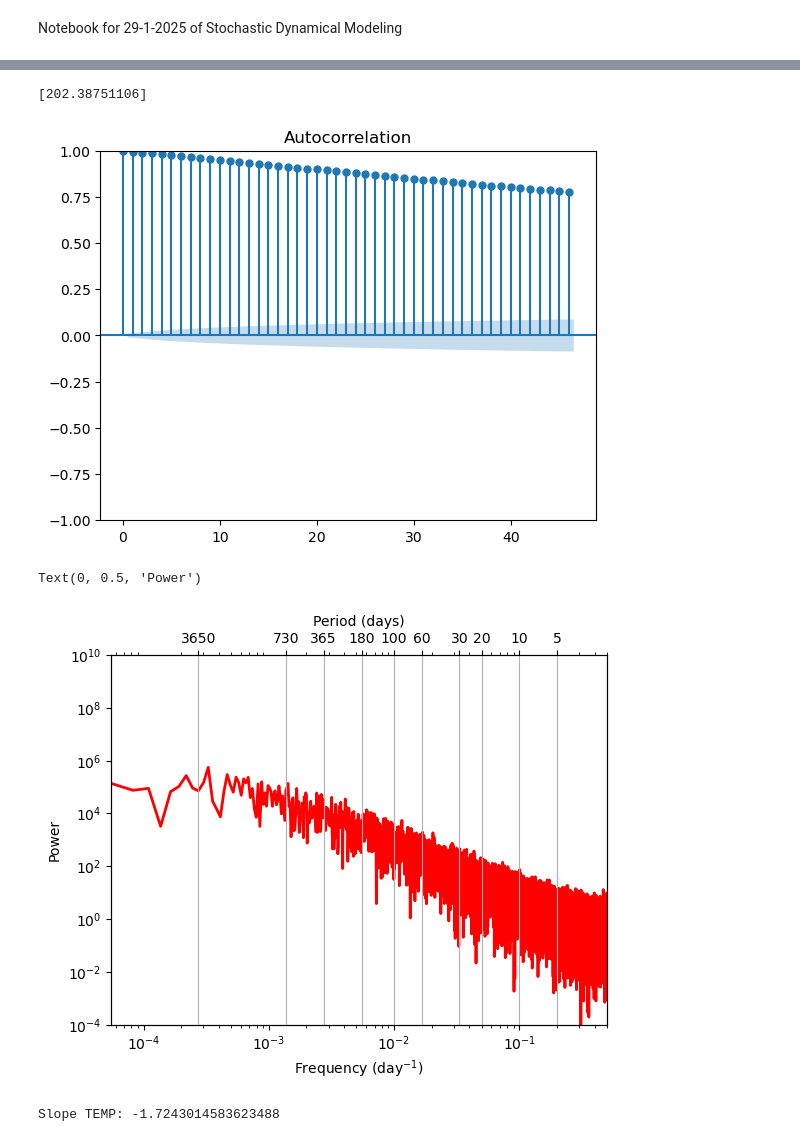
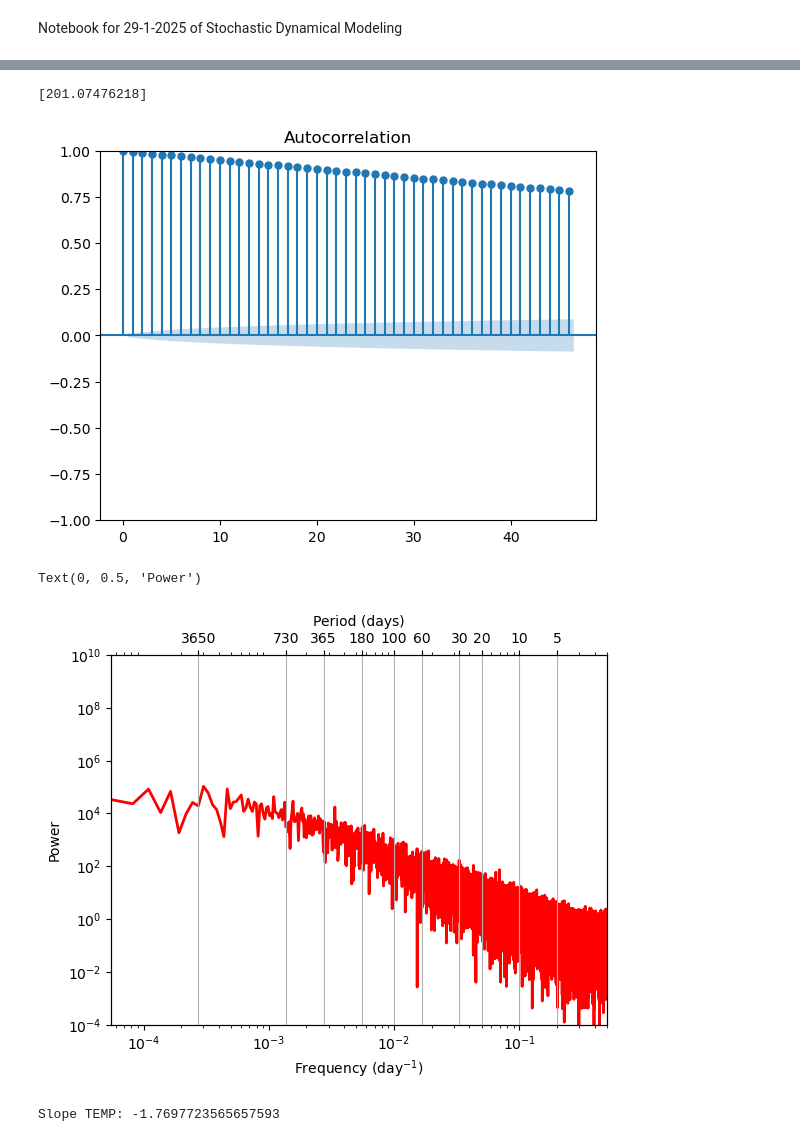
Before and after one commit to hadijkstra/Stochastic-Dynamical_Modeling, a Jupyter notebook: Notebooks-29-1/NB_29-1-2025.ipynb, the cells around one changed output, grey strips where cells are left out. Cells and saved outputs as stored; diff of their text form; code cells hidden in the pictures.

```diff
--- a/Notebooks-29-1/NB_29-1-2025.ipynb
+++ b/Notebooks-29-1/NB_29-1-2025.ipynb
@@ -14,7 +14,7 @@ from scipy import stats
 
 # Start Xzero ~ 0 to avoid initial drift
 
-gamma=2.0; sigma = 0.2; Xzero=0.05
+gamma=2.0; sigma = 0.1; Xzero=0.05
 
 # view simulation as generating 100 years of daily data
 
@@ -104,39 +104,40 @@ gamma = pars1
 
 print(gamma)
 # %% [output]
-[202.38751106]
+[201.07476218]
 [figure]
 # %%
 # Compute Spectrum, pretend daily data
 
 freq, freq_temp = FourierSpectrum(Xem)
 
-index       = np.where(freq >= 1.0 / 60.0)
+#index       = np.where(freq >= 1.0 / 60.0)
+index       = np.where(freq >= 1.0 / 100)
 
 fig, ax1 = plt.subplots()
 
 ax1.set_xlim([1.0/(50 * 365.0), 0.5])
 ax1.set_xlabel('Frequency (day$^{-1}$)')
 ax2 = ax1.twiny()
 
 new_tick_locations = np.array([1.0/(365.0 * 10), 1.0/(365.0 * 2), 1.0/(365.0), 1.0/(6 * 30), 1.0/(100), 1.0/(2 * 30), 1.0/(1 * 30), 1.0 / (20.0), 1.0 / (10.0), 1.0/5.0])
 ax2.set_xlabel('Period (days)')
 ax2.set_xscale('log')
 
 ax2.set_xlim(ax1.get_xlim())
 ax2.set_xticks(new_tick_locations)
 ax2.set_xticklabels([3650, 730, 365, 180, 100, 60, 30, 20, 10, 5])
 ax2.grid()
 
 graph_temp	= ax1.plot(freq, freq_temp, '-r', linewidth = 2, label = 'SST')
 
 ax1.set_xscale('log')
 ax1.set_yscale('log')
 ax1.set_ylim(10**(-4.0), 10**(10.0))
 ax1.set_ylabel('Power')
 # %% [output]
 Text(0, 0.5, 'Power')
-[figure, old version]
+[figure, new version]
 # %%
 # Fit power law
 
@@ -147,4 +148,4 @@ slope_temp, b_temp = polyfit(freq_log, freq_temp_log, 1)
 
 print('Slope TEMP:', slope_temp)
 # %% [output]
-Slope TEMP: -1.7243014583623488
+Slope TEMP: -1.7697723565657593
```
Also changed, not shown: parts of 2 cells of this notebook, 3 other files.
